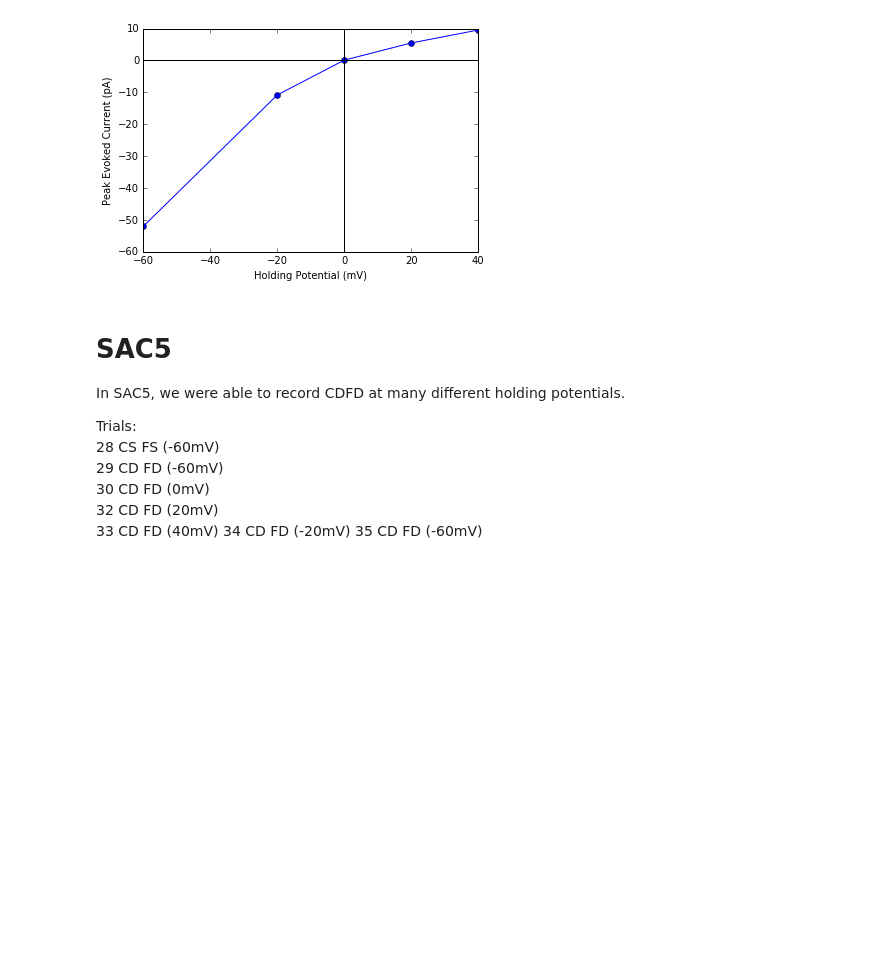
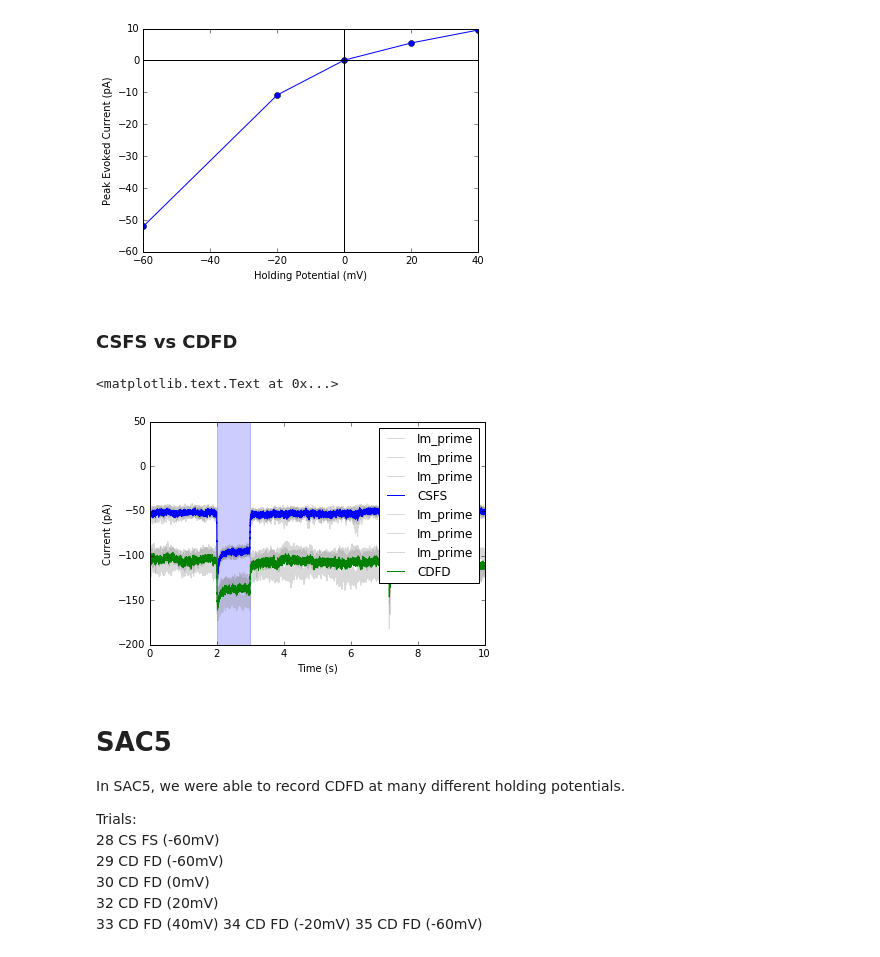
Before and after one commit to vdutell/ephysanalysis, a Jupyter notebook: vclamp.ipynb, the cells around one changed output. Drawn from its saved outputs; the diff is of its cells as text; code cells hidden in the pictures; blank space fills up the shorter version.

```diff
--- a/vclamp.ipynb
+++ b/vclamp.ipynb
@@ -280,7 +303,7 @@ Nagel et al 2005
 # %%
 ##plot an IV curve for sac5:
 
-ievoked = np.zeros(len(sac3))
+ievoked_sac3 = np.zeros(len(sac3))
 
 for t in range(len(sac3)):
     condition = '00' + str(sac3[t,0])
@@ -297,11 +320,11 @@ for t in range(len(sac3)):
     ##calculate evoked current (mean over window at 2seconds - 3seconds)
     dt = 1e-4
     ie = np.mean(avg[int(2./dt):int(3./dt)])
-    ievoked[t] = ie
+    ievoked_sac3[t] = ie
 
 
-plt.plot(sac3[:,1], ievoked, 'bo')
-plt.plot(sac3[:,1], ievoked)
+plt.plot(sac3[:,1], ievoked_sac3, 'bo')
+plt.plot(sac3[:,1], ievoked_sac3)
 plt.axhline(0, color='black')
 plt.axvline(0, color='black')
 
@@ -334,12 +357,12 @@ plt.ylabel('Evoked Current (pA)')
 <matplotlib.text.Text at 0x...>
 [figure]
 # %%
-ievoked = np.zeros(len(sac3))
+ipevoked_sac3 = np.zeros(len(sac3))
 
 for t in range(len(sac3)):
     condition = '00' + str(sac3[t,0])
     fname = '../data/ChatCreChR2/' + date + '/' + datef2 + condition + '.abf'
-    vhold = sac5[t,1]
+    vhold = sac3[t,1]
     ##readin signal
     r = AxonIO(filename=fname)
     block = r.read()[0] # read the entire file > a Block
@@ -351,11 +374,11 @@ for t in range(len(sac3)):
     ##calculate evoked current (mean over window at 2seconds - 3seconds)
     dt = 1e-4
     ie = np.mean(avg[int(2.02/dt):int(2.04/dt)])
-    ievoked[t] = ie
+    ipevoked_sac3[t] = ie
 
 
-plt.plot(sac3[:,1], ievoked, 'bo')
-plt.plot(sac3[:,1], ievoked)
+plt.plot(sac3[:,1], ipevoked_sac3, 'bo')
+plt.plot(sac3[:,1], ipevoked_sac3)
 plt.axhline(0, color='black')
 plt.axvline(0, color='black')
 plt.xlabel('Holding Potential (mV)')
@@ -365,6 +388,30 @@ plt.ylabel('Peak Evoked Current (pA)')
 # %% [output]
 <matplotlib.text.Text at 0x...>
 [figure]
+# %% [markdown]
+### CSFS vs CDFD
+# %%
+compare = np.array([[20, 'CSFS'],
+                [21, 'CDFD']])
+
+fig = plt.figure()
+for t in range(len(compare)): #[29, 34, 30, 32, 33]:
+    condition = '00' + str(compare[t,0])
+    fname = '../data/ChatCreChR2/' + date + '/' + datef2 + condition + '.abf'
+    plotsweeps(fname, mylabel = str(compare[t,1]), rawbg=1, submean=0)
+    plt.label = ('test')
+
+##show limits of stimulation
+plt.axvspan(2.0, 3.0, alpha=0.2, color='blue')
+
+fig.show()
+plt.legend()
+
+plt.xlabel('Time (s)')
+plt.ylabel('Current (pA)')
+# %% [output]
+<matplotlib.text.Text at 0x...>
+[figure, added]
 # %% [markdown]
 # SAC5
 In SAC5, we were able to record CDFD at many different holding potentials.
```
Also changed, not shown: parts of 37 cells of this notebook, 6 other files.
